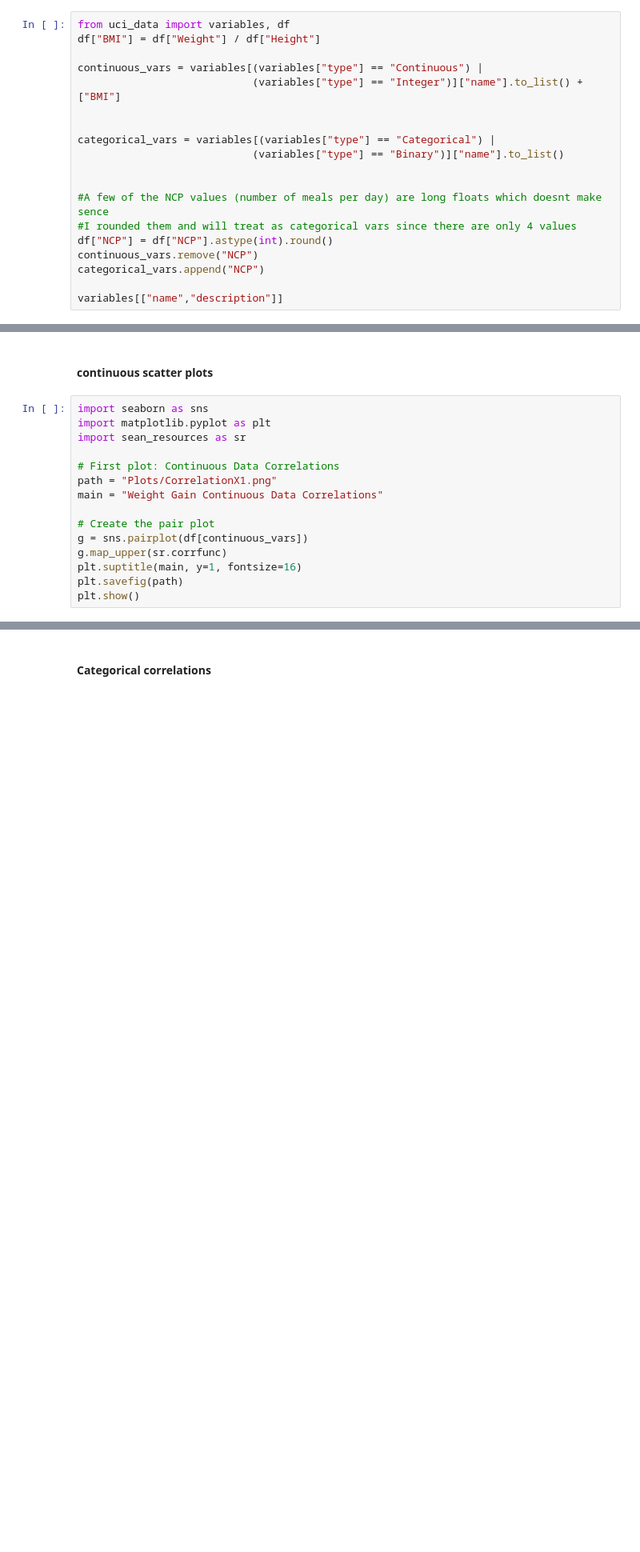
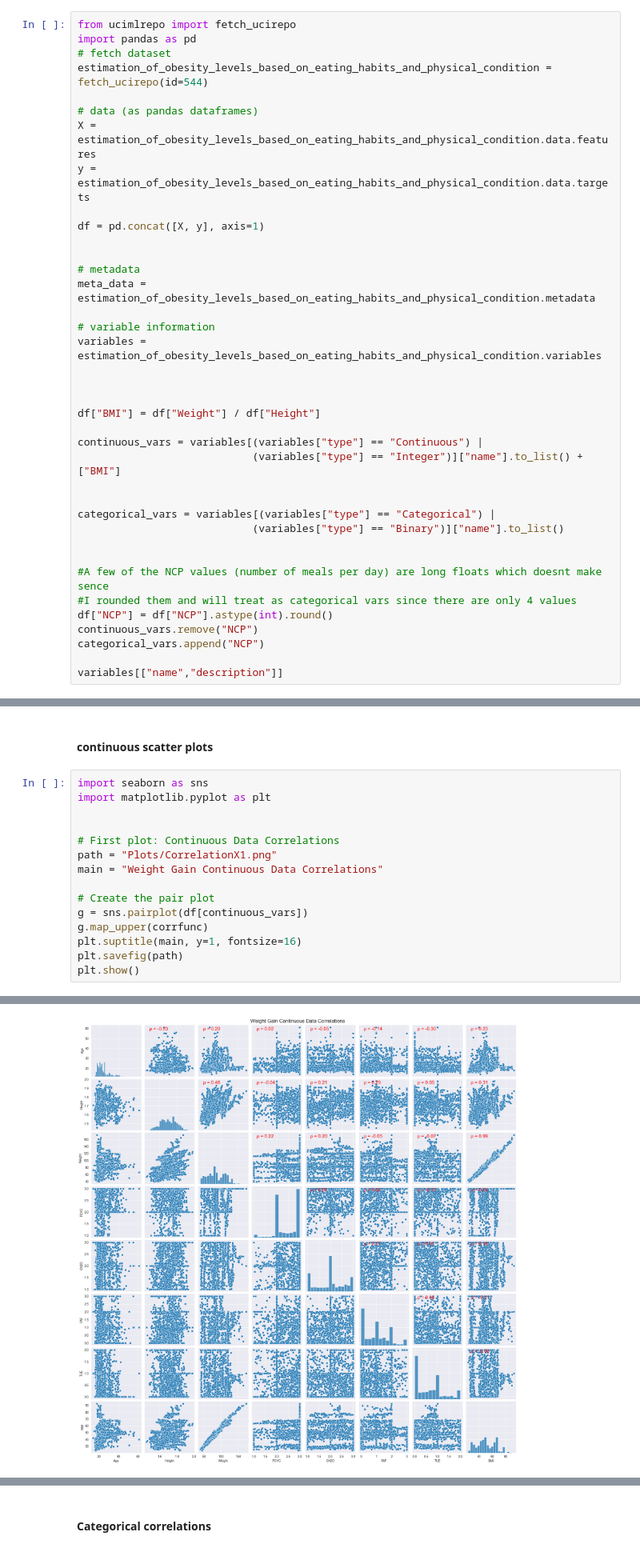
Before and after one commit to Smuuurph/HDS_502, a Jupyter notebook: A1M1/A1M1MurphyRProg.ipynb, the cells around one changed output, grey strips where cells are left out. Shown at 80% size. Drawn from its saved outputs; the diff is of its cells as text; blank space fills up the shorter version.

```diff
--- a/A1M1/A1M1MurphyRProg.ipynb
+++ b/A1M1/A1M1MurphyRProg.ipynb
@@ -40,7 +76,26 @@ NObeyesdad: Obesity level
 import pandas as pd
 # df = pd.read_csv("ObesityDataSet_raw_and_data_sinthetic.csv")
 # %%
-from uci_data import variables, df
+from ucimlrepo import fetch_ucirepo
+import pandas as pd
+# fetch dataset
+estimation_of_obesity_levels_based_on_eating_habits_and_physical_condition = fetch_ucirepo(id=544)
+
+# data (as pandas dataframes)
+X = estimation_of_obesity_levels_based_on_eating_habits_and_physical_condition.data.features
+y = estimation_of_obesity_levels_based_on_eating_habits_and_physical_condition.data.targets
+
+df = pd.concat([X, y], axis=1)
+
+
+# metadata
+meta_data = estimation_of_obesity_levels_based_on_eating_habits_and_physical_condition.metadata
+
+# variable information
+variables = estimation_of_obesity_levels_based_on_eating_habits_and_physical_condition.variables
+
+
+
 df["BMI"] = df["Weight"] / df["Height"]
 
 continuous_vars = variables[(variables["type"] == "Continuous") |
@@ -127,7 +182,7 @@ pprint(count_dict)
 # %%
 import seaborn as sns
 import matplotlib.pyplot as plt
-import sean_resources as sr
+
 
 # First plot: Continuous Data Correlations
 path = "Plots/CorrelationX1.png"
@@ -135,7 +190,7 @@ main = "Weight Gain Continuous Data Correlations"
 
 # Create the pair plot
 g = sns.pairplot(df[continuous_vars])
-g.map_upper(sr.corrfunc)
+g.map_upper(corrfunc)
 plt.suptitle(main, y=1, fontsize=16)
 plt.savefig(path)
 plt.show()
@@ -148,3 +198,4 @@ KeyboardInterrupt
+[figure, added]
 # %% [markdown]
 #### Continuous correlations
 
```
Also changed, not shown: parts of 16 cells of this notebook, 3 other files.
